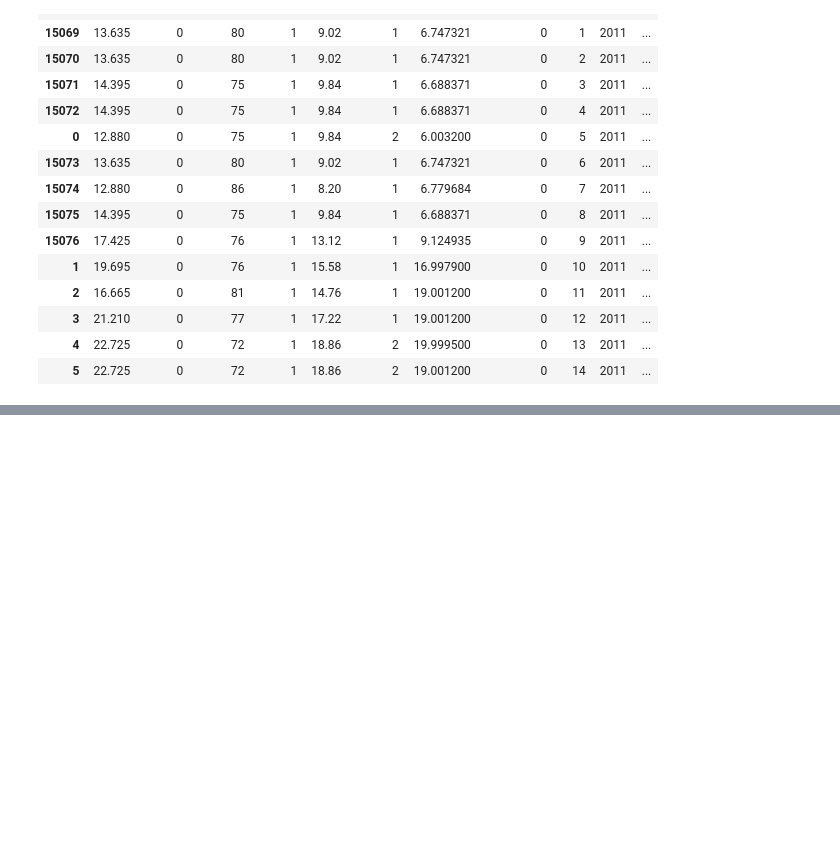
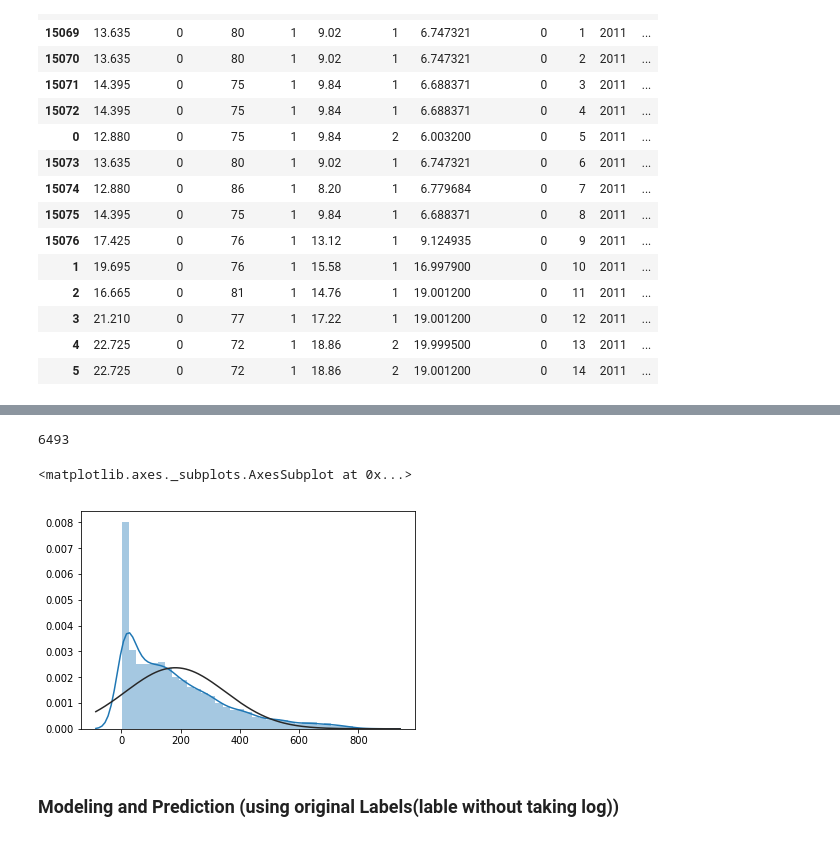
Before and after one commit to SeanWangYS/KaggleCompetition, a Jupyter notebook: bike-sharing-demand.ipynb, the cells around one changed output, grey strips where cells are left out. Drawn from its saved outputs; the diff is of its cells as text; code cells hidden in the pictures; blank space fills up the shorter version.

```diff
--- a/bike-sharing-demand.ipynb
+++ b/bike-sharing-demand.ipynb
@@ -273,0 +314,9 @@ array([2.4162119 , 1.65324576, 1.12415194, ..., 4.98824716, 4.70277445,
+# %%
+#prediction結果取反log回來
+preds = np.exp(predsLog)
+print(preds.size)
+sns.distplot(preds, fit=norm)
+# %% [output]
+6493
+<matplotlib.axes._subplots.AxesSubplot at 0x...>
+[figure, added]
@@ -273,0 +331,2 @@ array([2.4162119 , 1.65324576, 1.12415194, ..., 4.98824716, 4.70277445,
+# %% [markdown]
+### Modeling and Prediction (using original Labels(lable without taking log))
```
Also changed, not shown: parts of 27 cells of this notebook.
